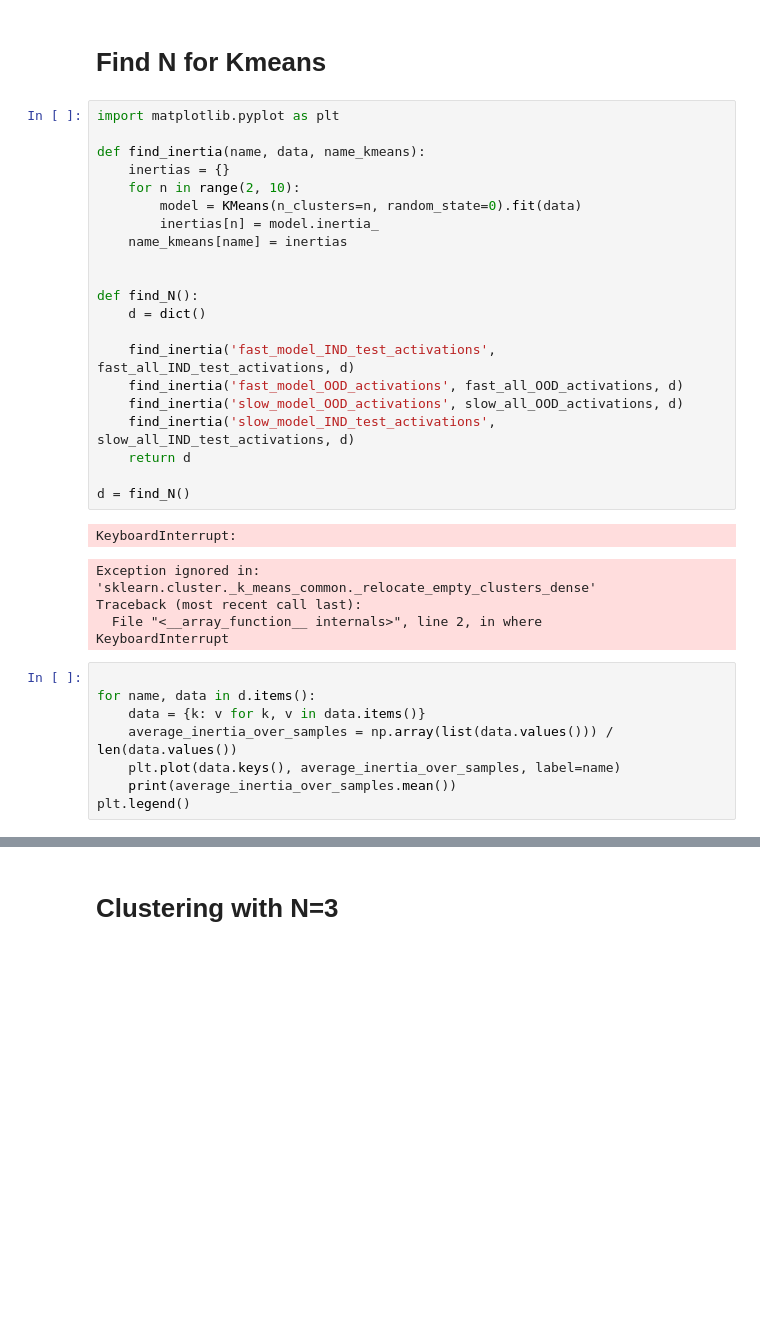
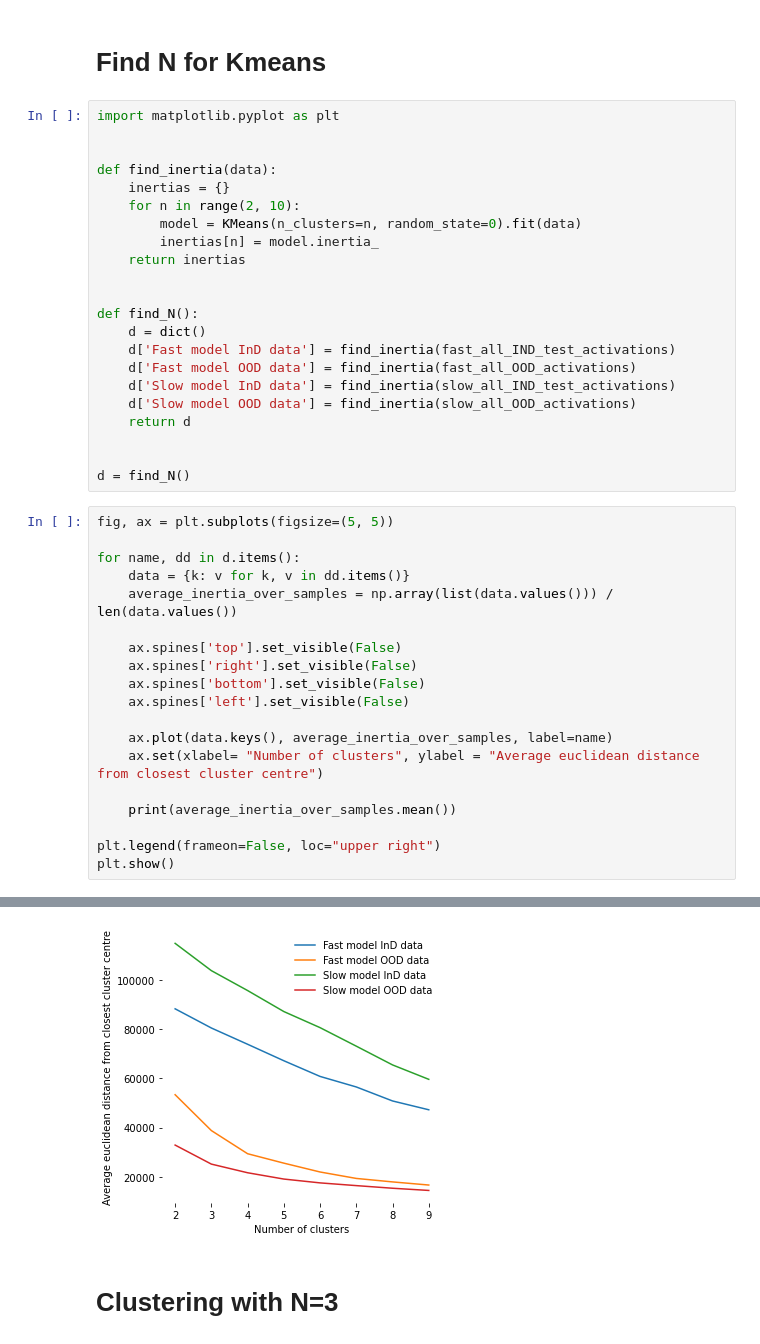
Before and after one commit to kristjanr/dat-sci-master-thesis, a Jupyter notebook: ood/kmeans_tsne.ipynb, the cells around one changed output, grey strips where cells are left out. Drawn from its saved outputs; the diff is of its cells as text; blank space fills up the shorter version.

```diff
--- a/ood/kmeans_tsne.ipynb
+++ b/ood/kmeans_tsne.ipynb
@@ -18,35 +18,42 @@ slow_all_IND_test_activations = np.load("nighttime_ai_slow_model_slow_data_activ
 # %%
 import matplotlib.pyplot as plt
 
-def find_inertia(name, data, name_kmeans):
+
+def find_inertia(data):
     inertias = {}
     for n in range(2, 10):
         model = KMeans(n_clusters=n, random_state=0).fit(data)
         inertias[n] = model.inertia_
-    name_kmeans[name] = inertias
+    return inertias
 
 
 def find_N():
     d = dict()
-
-    find_inertia('fast_model_IND_test_activations', fast_all_IND_test_activations, d)
-    find_inertia('fast_model_OOD_activations', fast_all_OOD_activations, d)
-    find_inertia('slow_model_OOD_activations', slow_all_OOD_activations, d)
-    find_inertia('slow_model_IND_test_activations', slow_all_IND_test_activations, d)
+    d['Fast model InD data'] = find_inertia(fast_all_IND_test_activations)
+    d['Fast model OOD data'] = find_inertia(fast_all_OOD_activations)
+    d['Slow model InD data'] = find_inertia(slow_all_IND_test_activations)
+    d['Slow model OOD data'] = find_inertia(slow_all_OOD_activations)
     return d
 
+
 d = find_N()
-# %% [output]
-KeyboardInterrupt:
-Exception ignored in: 'sklearn.cluster._k_means_common._relocate_empty_clusters_dense'
-Traceback (most recent call last):
-  File "<__array_function__ internals>", line 2, in where
-KeyboardInterrupt
 # %%
+fig, ax = plt.subplots(figsize=(5, 5))
 
-for name, data in d.items():
-    data = {k: v for k, v in data.items()}
+for name, dd in d.items():
+    data = {k: v for k, v in dd.items()}
     average_inertia_over_samples = np.array(list(data.values())) / len(data.values())
-    plt.plot(data.keys(), average_inertia_over_samples, label=name)
+
+    ax.spines['top'].set_visible(False)
+    ax.spines['right'].set_visible(False)
+    ax.spines['bottom'].set_visible(False)
+    ax.spines['left'].set_visible(False)
+
+    ax.plot(data.keys(), average_inertia_over_samples, label=name)
+    ax.set(xlabel= "Number of clusters", ylabel = "Average euclidean distance from closest cluster centre")
+
     print(average_inertia_over_samples.mean())
-plt.legend()
+
+plt.legend(frameon=False, loc="upper right")
+plt.show()
+# %% [output]
@@ -53,3 +64,4 @@ plt.legend()
+[figure, added]
 # %% [markdown]
 # Clustering with N=3
 # %%
```
Also changed, not shown: parts of 6 cells of this notebook, 9 other files.
